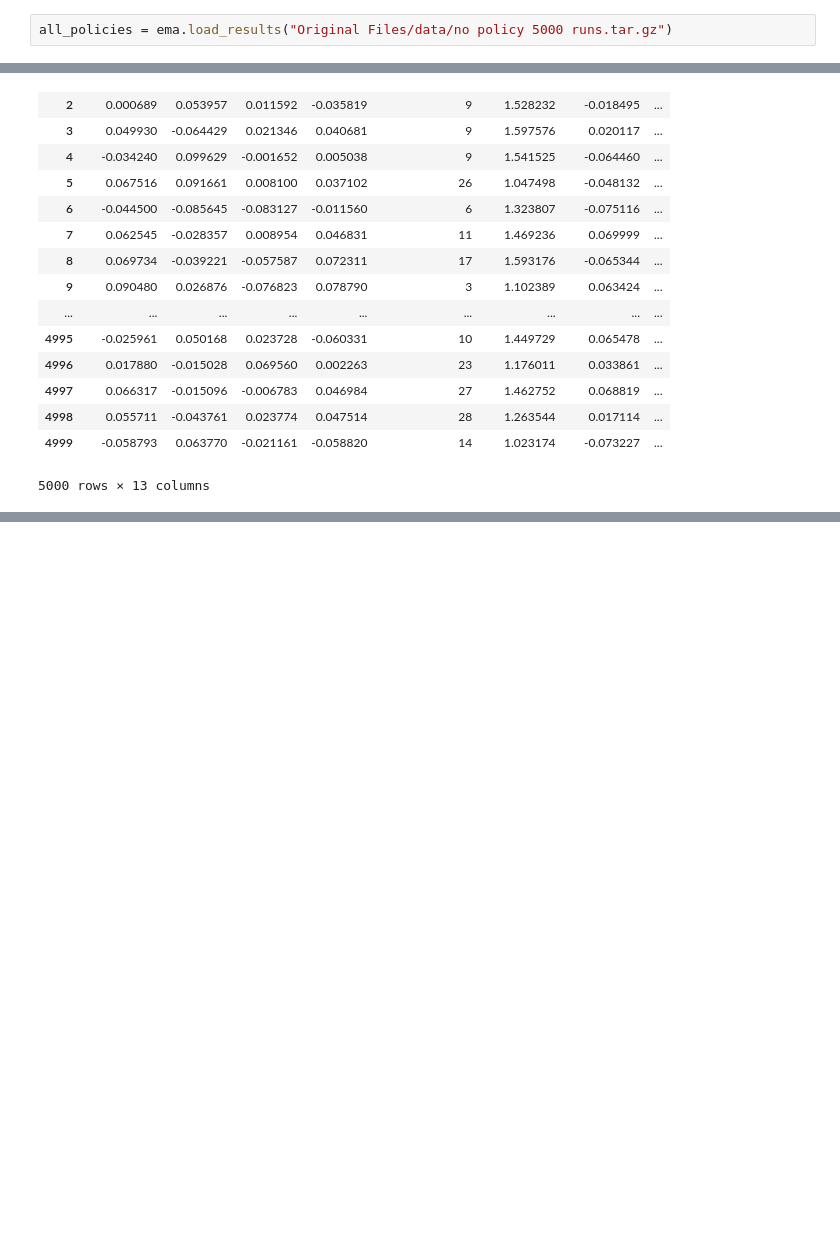
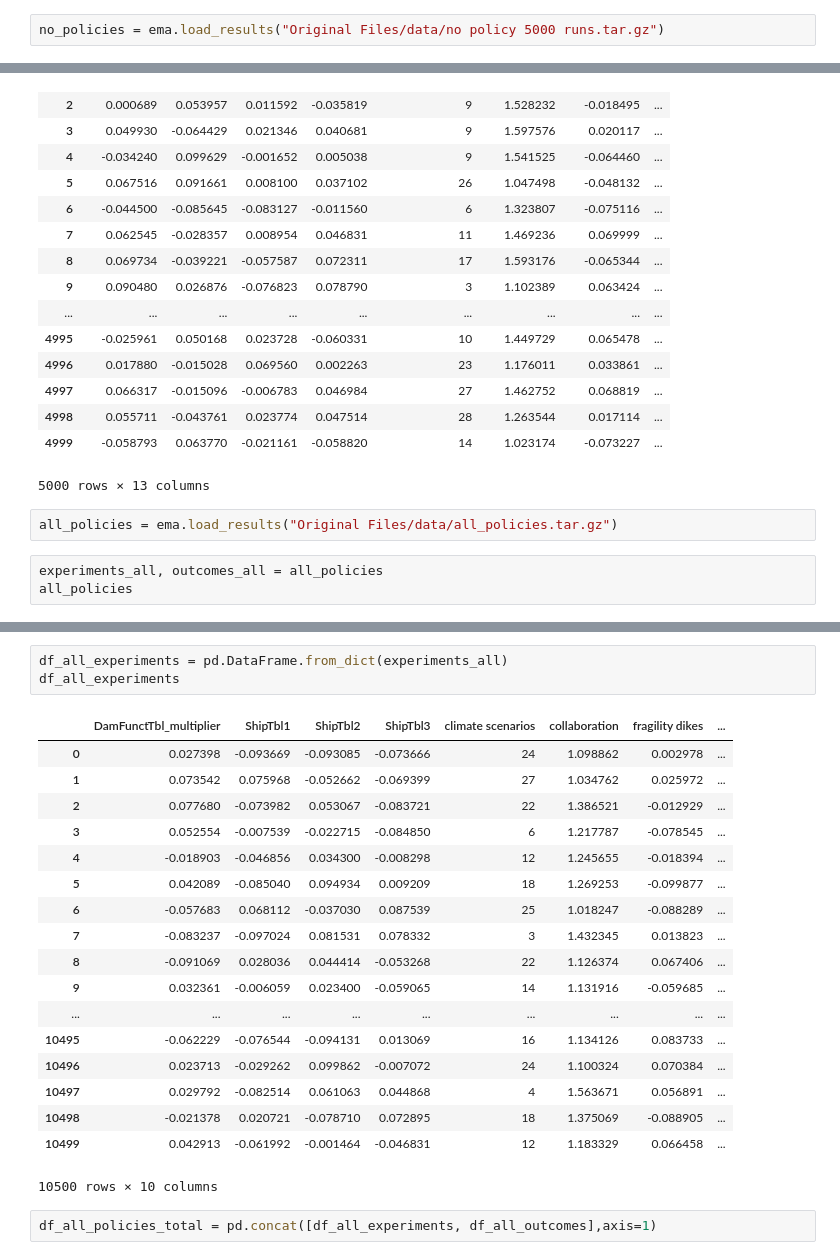
Before and after one commit to TRomijn/MBDM-project, a Jupyter notebook: Poster Assignment/Poster_Assignment_Vincent.ipynb, the cells around one changed output, grey strips where cells are left out. Saved outputs shown, nothing was run; the diff lists cells and outputs as text; blank space fills up the shorter version.

```diff
--- a/Poster Assignment/Poster_Assignment_Vincent.ipynb
+++ b/Poster Assignment/Poster_Assignment_Vincent.ipynb
@@ -2,5 +2,5 @@
 import ema_workbench as ema
 import pandas as pd
 # %%
-all_policies = ema.load_results("Original Files/data/no policy 5000 runs.tar.gz")
+no_policies = ema.load_results("Original Files/data/no policy 5000 runs.tar.gz")
 # %%
@@ -64,3 +73,8 @@ no_policy_total
 | 4998 | 0.055711 | -0.043761 | 0.023774 | 0.047514 | 28 | 1.263544 | 0.017114 | ... |
 | 4999 | -0.058793 | 0.063770 | -0.021161 | -0.058820 | 14 | 1.023174 | -0.073227 | ... |
 5000 rows × 13 columns
+# %%
+all_policies = ema.load_results("Original Files/data/all_policies.tar.gz")
+# %%
+experiments_all, outcomes_all = all_policies
+all_policies
@@ -66,0 +125,24 @@ no_policy_total
+# %%
+df_all_experiments = pd.DataFrame.from_dict(experiments_all)
+df_all_experiments
+# %% [output]
+|  | DamFunctTbl_multiplier | ShipTbl1 | ShipTbl2 | ShipTbl3 | climate scenarios | collaboration | fragility dikes | ... |
+| 0 | 0.027398 | -0.093669 | -0.093085 | -0.073666 | 24 | 1.098862 | 0.002978 | ... |
+| 1 | 0.073542 | 0.075968 | -0.052662 | -0.069399 | 27 | 1.034762 | 0.025972 | ... |
+| 2 | 0.077680 | -0.073982 | 0.053067 | -0.083721 | 22 | 1.386521 | -0.012929 | ... |
+| 3 | 0.052554 | -0.007539 | -0.022715 | -0.084850 | 6 | 1.217787 | -0.078545 | ... |
+| 4 | -0.018903 | -0.046856 | 0.034300 | -0.008298 | 12 | 1.245655 | -0.018394 | ... |
+| 5 | 0.042089 | -0.085040 | 0.094934 | 0.009209 | 18 | 1.269253 | -0.099877 | ... |
+| 6 | -0.057683 | 0.068112 | -0.037030 | 0.087539 | 25 | 1.018247 | -0.088289 | ... |
+| 7 | -0.083237 | -0.097024 | 0.081531 | 0.078332 | 3 | 1.432345 | 0.013823 | ... |
+| 8 | -0.091069 | 0.028036 | 0.044414 | -0.053268 | 22 | 1.126374 | 0.067406 | ... |
+| 9 | 0.032361 | -0.006059 | 0.023400 | -0.059065 | 14 | 1.131916 | -0.059685 | ... |
+| ... | ... | ... | ... | ... | ... | ... | ... | ... |
+| 10495 | -0.062229 | -0.076544 | -0.094131 | 0.013069 | 16 | 1.134126 | 0.083733 | ... |
+| 10496 | 0.023713 | -0.029262 | 0.099862 | -0.007072 | 24 | 1.100324 | 0.070384 | ... |
+| 10497 | 0.029792 | -0.082514 | 0.061063 | 0.044868 | 4 | 1.563671 | 0.056891 | ... |
+| 10498 | -0.021378 | 0.020721 | -0.078710 | 0.072895 | 18 | 1.375069 | -0.088905 | ... |
+| 10499 | 0.042913 | -0.061992 | -0.001464 | -0.046831 | 12 | 1.183329 | 0.066458 | ... |
+10500 rows × 10 columns
+# %%
+df_all_policies_total = pd.concat([df_all_experiments, df_all_outcomes],axis=1)
```
Also changed, not shown: parts of 9 cells of this notebook, 1 other file.
